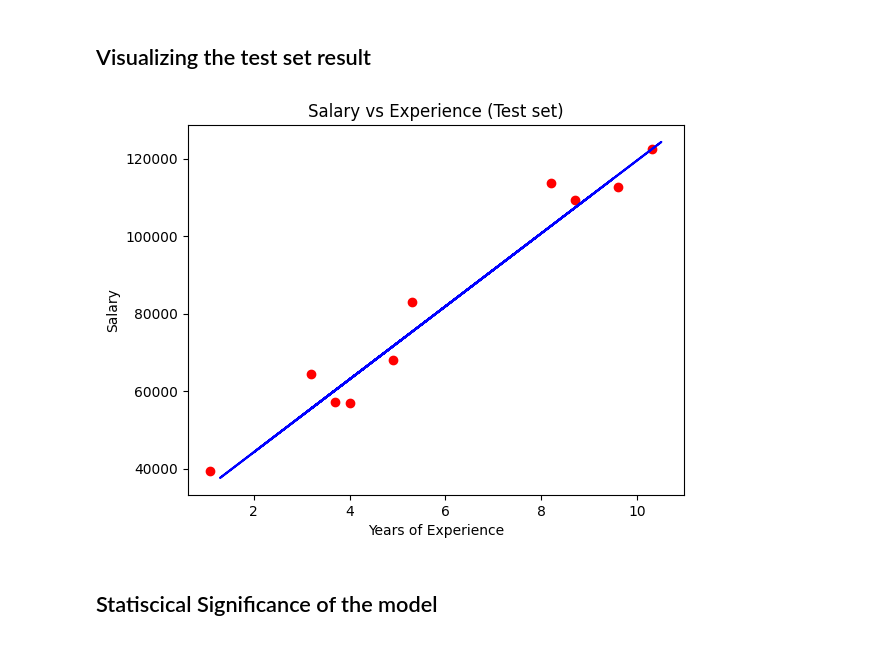
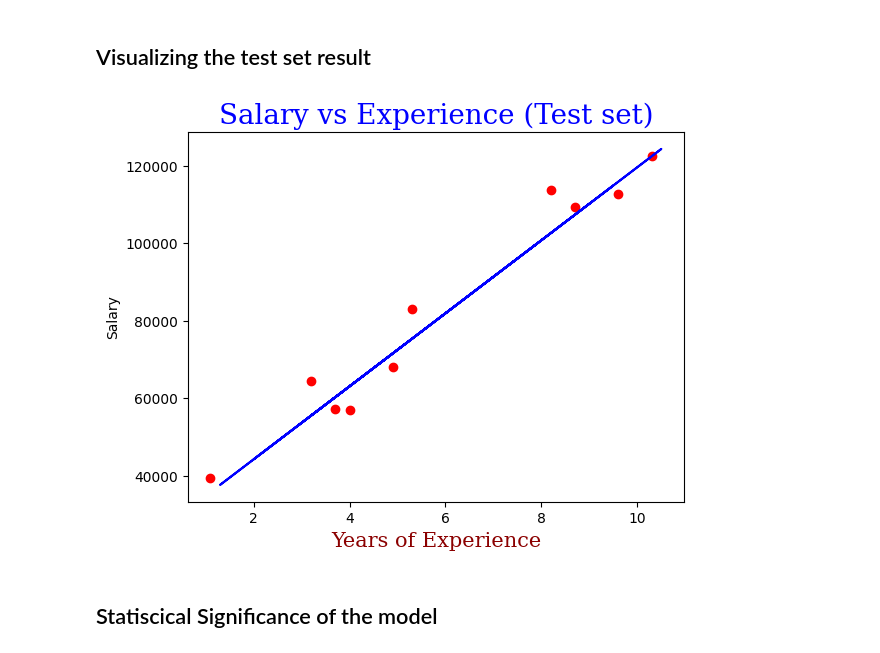
Before and after one commit to Durjoysarker-swarup/PRDSML, a Jupyter notebook: 3. Simple Linear Regression/Simple Linear Regression.ipynb, the cells around one changed output. Drawn from its saved outputs; the diff is of its cells as text; code cells hidden in the pictures.

```diff
--- a/3. Simple Linear Regression/Simple Linear Regression.ipynb
+++ b/3. Simple Linear Regression/Simple Linear Regression.ipynb
@@ -73,15 +73,18 @@ plt.show()
 [figure]
 # %% [markdown]
 ## Visualizing the test set result
+# %%
+font1 = {'family':'serif','color':'blue','size':20}
+font2 = {'family':'serif','color':'darkred','size':15}
 # %%
 plt.scatter(X_test, y_test, color = 'red')
 plt.plot(X_train, regressor.predict(X_train), color = 'blue')
-plt.title('Salary vs Experience (Test set)')
-plt.xlabel('Years of Experience')
+plt.title('Salary vs Experience (Test set)', fontdict = font1)
+plt.xlabel('Years of Experience', fontdict = font2)
 plt.ylabel('Salary')
 plt.show()
 # %% [output]
-[figure, old version]
+[figure, new version]
 # %% [markdown]
 ## Statiscical Significance of the model
 # %%
```
Also changed, not shown: parts of 7 cells of this notebook, 1 other file.
